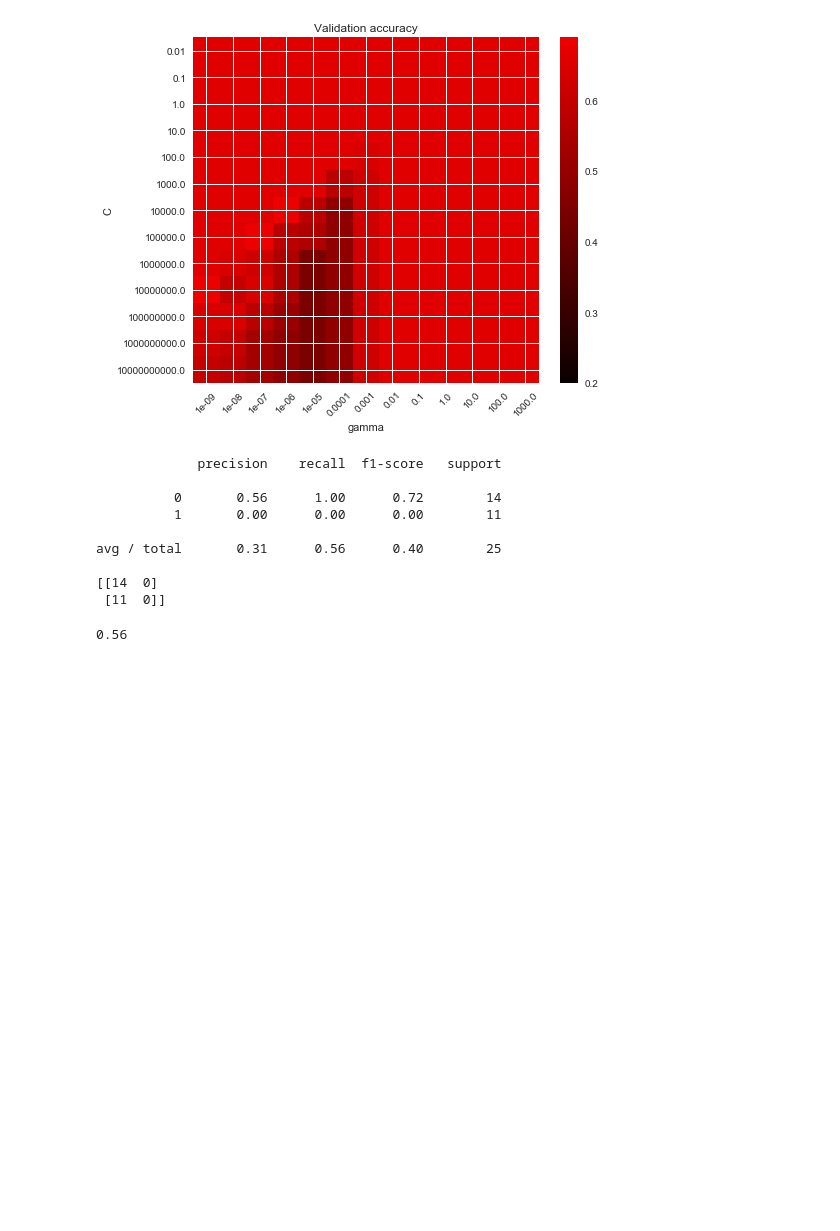
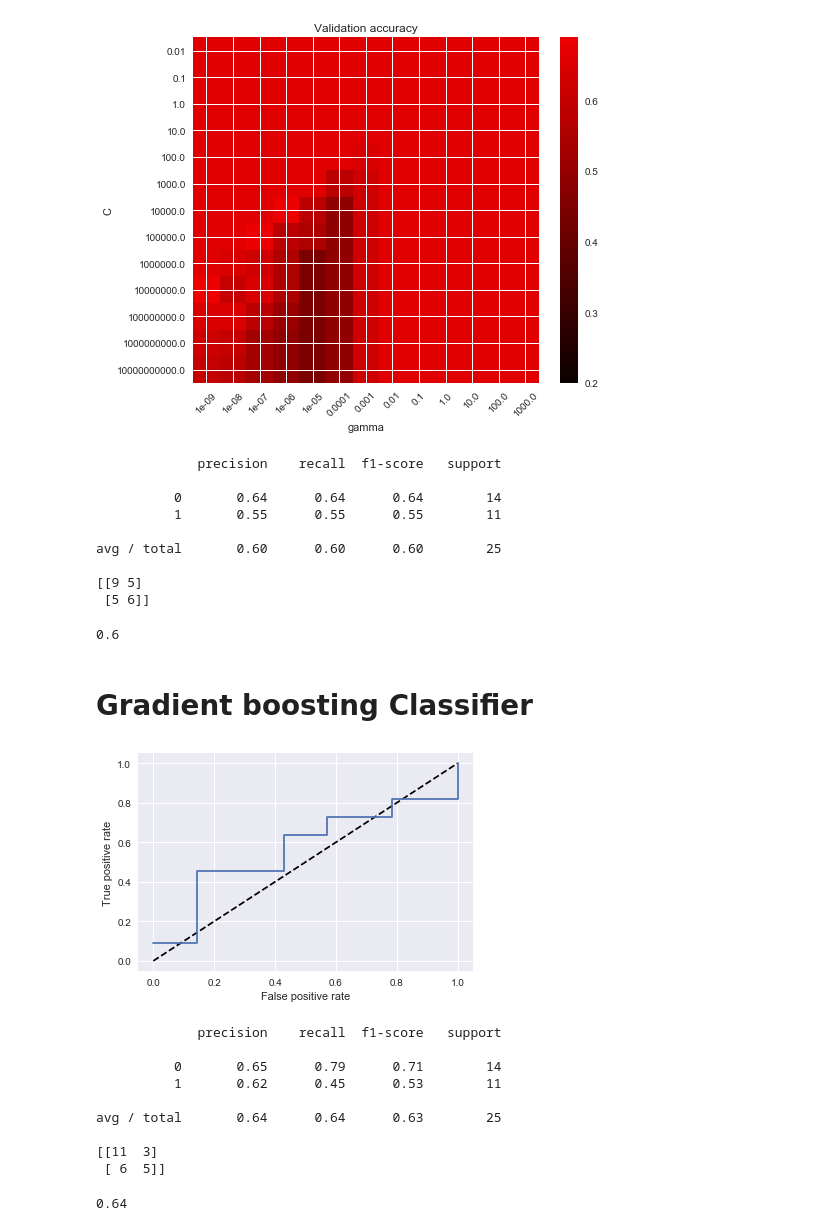
Before and after one commit to rahelehbaharloo/TEMPOS_Wavelet, a Jupyter notebook: TEMPOS-WaveletAnalysis-Copy2.ipynb, the cells around one changed output. Saved outputs shown, nothing was run; the diff lists cells and outputs as text; code cells hidden in the pictures; blank space fills up the shorter version.

```diff
--- a/TEMPOS-WaveletAnalysis-Copy2.ipynb
+++ b/TEMPOS-WaveletAnalysis-Copy2.ipynb
@@ -615,6 +622,7 @@ plt.show()
 # %% [output]
 [figure]
 # %%
+estimator = SVC(gamma=1e-5,C=100000000)
 from sklearn.metrics import accuracy_score
 estimator.fit(X_train, y_train)
 expected = y_test
@@ -625,11 +633,48 @@ accuracy_score(expected, predicted)
 # %% [output]
              precision    recall  f1-score   support
 
-          0       0.56      1.00      0.72        14
-          1       0.00      0.00      0.00        11
+          0       0.64      0.64      0.64        14
+          1       0.55      0.55      0.55        11
 
-avg / total       0.31      0.56      0.40        25
+avg / total       0.60      0.60      0.60        25
 
-[[14  0]
- [11  0]]
+[[9 5]
+ [5 6]]
-0.56
+0.6
+# %% [markdown]
+# Gradient boosting Classifier
+# %%
+from sklearn.ensemble import (RandomTreesEmbedding, RandomForestClassifier,
+                              GradientBoostingClassifier)
+n_estimators=100
+grd = GradientBoostingClassifier(n_estimators=n_estimator,loss='exponential')
+
+grd.fit(X_train, y_train)
+
+y_pred_grd = grd.predict_proba(X_test)[:, 1]
+fpr_grd, tpr_grd, _ = roc_curve(y_test, y_pred_grd)
+plt.figure(1)
+plt.plot([0, 1], [0, 1], 'k--')
+plt.plot(fpr_grd, tpr_grd, label='GBT')
+plt.xlabel('False positive rate')
+plt.ylabel('True positive rate')
+plt.show()
+#y_pred_grd = grd.predict_proba(X_test)[:, 1]
+#fpr_grd, tpr_grd, _ = roc_curve(y_test, y_pred_grd)
+expected = y_test
+predicted =grd.predict(X_test)
+print(metrics.classification_report(expected, predicted))
+print(metrics.confusion_matrix(expected, predicted))
+accuracy_score(expected, predicted)
+# %% [output]
+[figure, added]
+             precision    recall  f1-score   support
+
+          0       0.65      0.79      0.71        14
+          1       0.62      0.45      0.53        11
+
+avg / total       0.64      0.64      0.63        25
+
+[[11  3]
+ [ 6  5]]
+0.64
```
Also changed, not shown: parts of 5 cells of this notebook.
